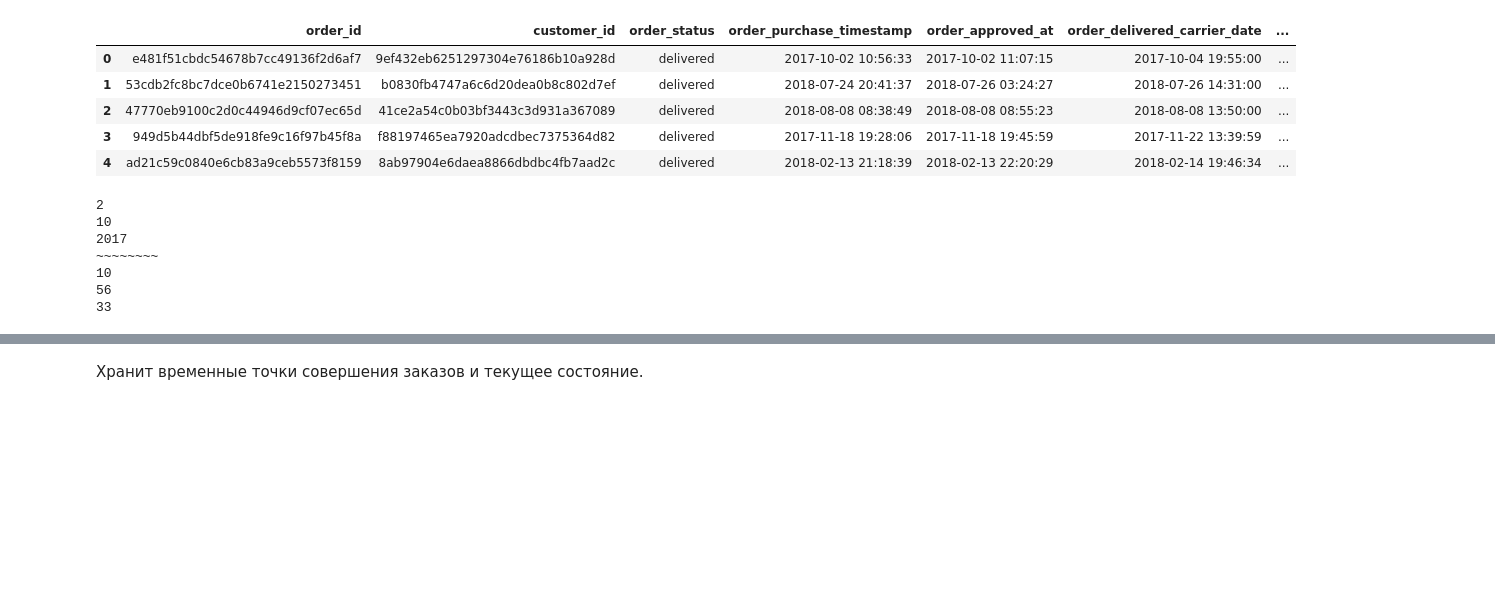
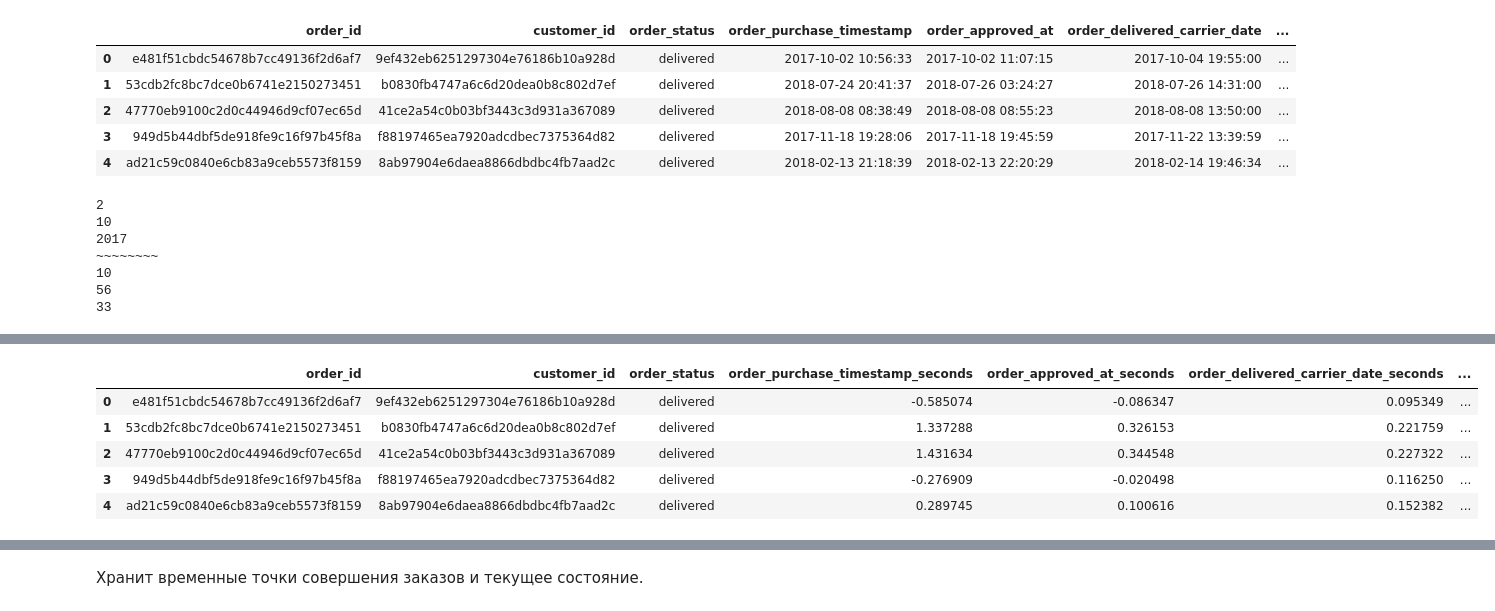
Before and after one commit to martysai/automated-machine-learning, a Jupyter notebook: preprocessing/automl_brazilian_preprocessing.ipynb, the cells around one changed output, grey strips where cells are left out. Saved outputs shown, nothing was run; the diff lists cells and outputs as text; code cells hidden in the pictures; blank space fills up the shorter version.

```diff
--- a/preprocessing/automl_brazilian_preprocessing.ipynb
+++ b/preprocessing/automl_brazilian_preprocessing.ipynb
@@ -127,3 +154,18 @@ print(olist_orders.shape)
+# %%
+from sklearn.preprocessing import StandardScaler
+
+# Отнормируем их
+for data_column in data_columns:
+    olist_orders[data_column + '_seconds'] = StandardScaler().fit_transform(olist_orders[data_column + '_seconds'].values.reshape((-1, 1)))
+
+olist_orders.head()
+# %% [output]
+|  | order_id | customer_id | order_status | order_purchase_timestamp_seconds | order_approved_at_seconds | order_delivered_carrier_date_seconds | ... |
+| 0 | e481f51cbdc54678b7cc49136f2d6af7 | 9ef432eb6251297304e76186b10a928d | delivered | -0.585074 | -0.086347 | 0.095349 | ... |
+| 1 | 53cdb2fc8bc7dce0b6741e2150273451 | b0830fb4747a6c6d20dea0b8c802d7ef | delivered | 1.337288 | 0.326153 | 0.221759 | ... |
+| 2 | 47770eb9100c2d0c44946d9cf07ec65d | 41ce2a54c0b03bf3443c3d931a367089 | delivered | 1.431634 | 0.344548 | 0.227322 | ... |
+| 3 | 949d5b44dbf5de918fe9c16f97b45f8a | f88197465ea7920adcdbec7375364d82 | delivered | -0.276909 | -0.020498 | 0.116250 | ... |
+| 4 | ad21c59c0840e6cb83a9ceb5573f8159 | 8ab97904e6daea8866dbdbc4fb7aad2c | delivered | 0.289745 | 0.100616 | 0.152382 | ... |
 # %%
 ax = sns.distplot(olist_orders['order_estimated_delivery_date_seconds'])
 # %% [output]
```
Also changed, not shown: parts of 29 cells of this notebook.
